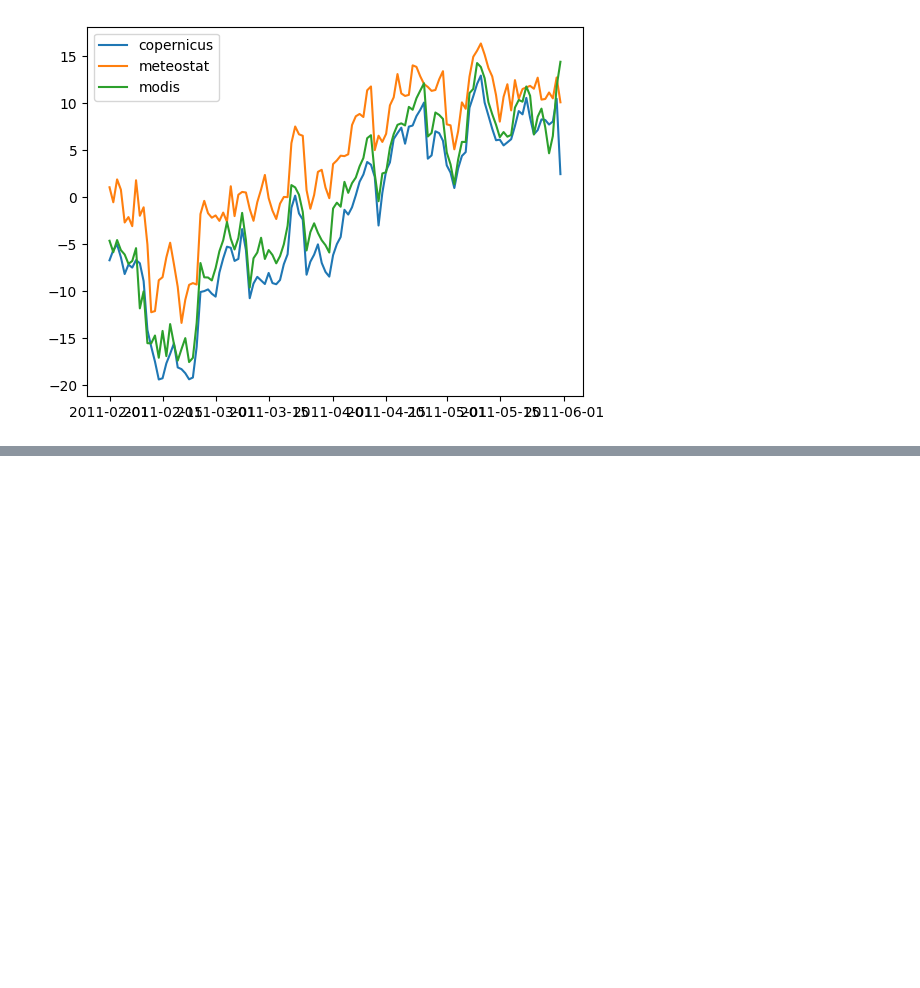
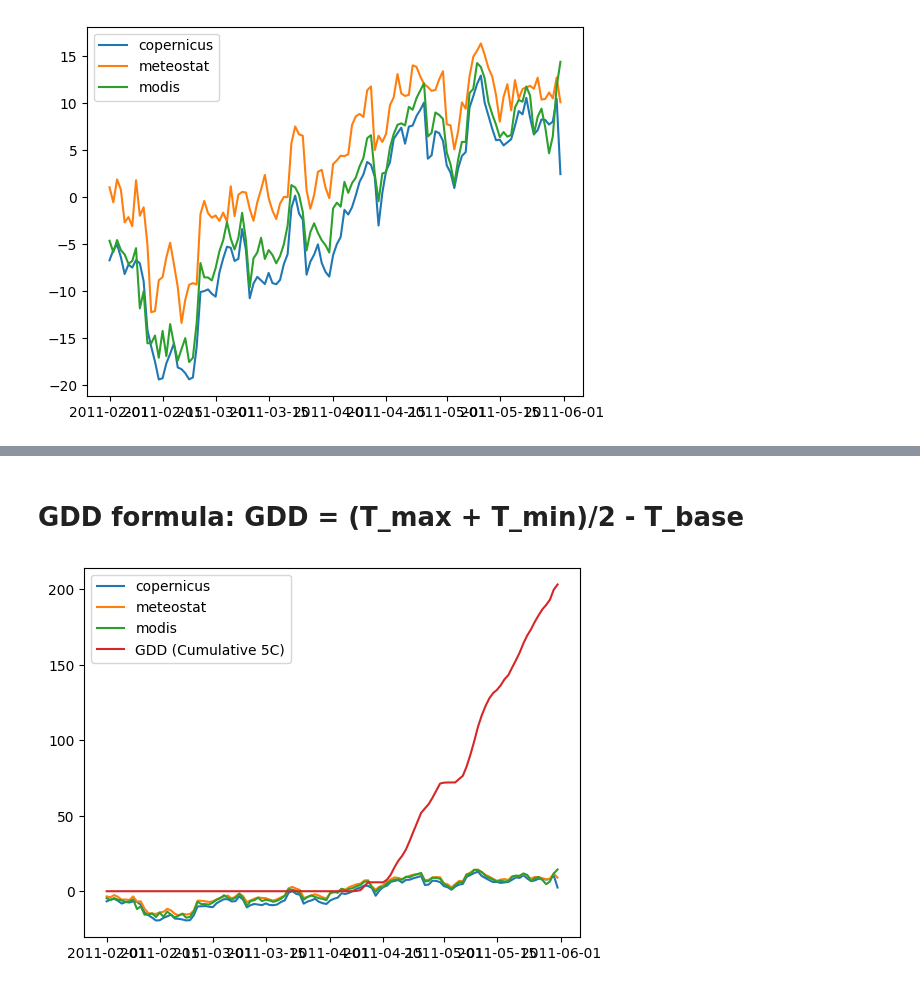
Before and after one commit to erikhalt/Hackathon, a Jupyter notebook: erik/aaa.ipynb, the cells around one changed output, grey strips where cells are left out. Drawn from its saved outputs; the diff is of its cells as text; code cells hidden in the pictures; blank space fills up the shorter version.

```diff
--- a/erik/aaa.ipynb
+++ b/erik/aaa.ipynb
@@ -78,0 +81,7 @@ plt.show()
+# %%
+meteostat = meteo_daily['temp'].tolist()
+copernicus = cop_daily['temp'].tolist()
+modis = mod_daile['temp'].tolist()
+
+
+print(len(meteostat),len(copernicus),len(modis))
@@ -78,0 +90,6 @@ plt.show()
+# %%
+avg_temp = []
+tempratures = []
+for x in range(120):
+    avg_temp.append(((meteostat[x]+copernicus[x]+modis[x])/3))
+    tempratures.append([meteostat[x],copernicus[x],modis[x]])
@@ -78,0 +108,2 @@ plt.show()
+# %% [markdown]
+# GDD formula: GDD = (T_max + T_min)/2 - T_base
@@ -78,0 +112,19 @@ plt.show()
+# %%
+gdd = []
+base = 5
+cumulative_gdd = 0  # Initialize cumulative GDD
+
+for x in tempratures:
+    daily_avg_temp = (max(x) + min(x)) / 2  # Average of max and min temp
+    daily_gdd = max(0, daily_avg_temp - base)  # Ensure GDD is not negative
+    cumulative_gdd += daily_gdd  # Add daily GDD to cumulative total
+    gdd.append(cumulative_gdd)  # Store cumulative GDD
+# %%
+plt.plot(cop_daily.index, cop_daily['temp'], label='copernicus')
+plt.plot(cop_daily.index, meteo_daily['temp'], label='meteostat')
+plt.plot(cop_daily.index, mod_daile['temp'], label='modis')  # Fixed typo
+plt.plot(cop_daily.index, gdd, label='GDD (Cumulative 5C)')  # Plot cumulative GDD
+plt.legend()
+plt.show()
+# %% [output]
+[figure, added]
```
Also changed, not shown: parts of 7 cells of this notebook.
